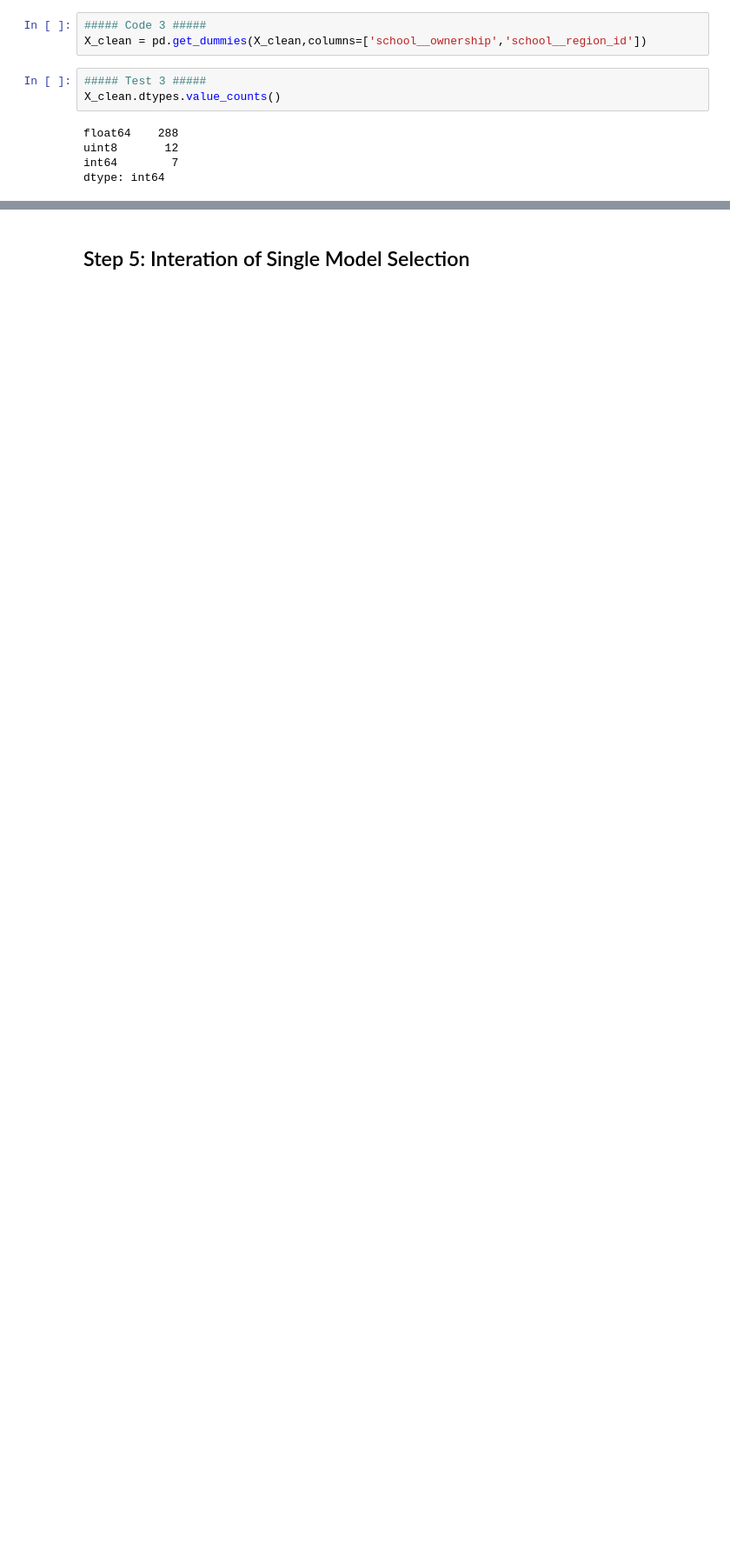
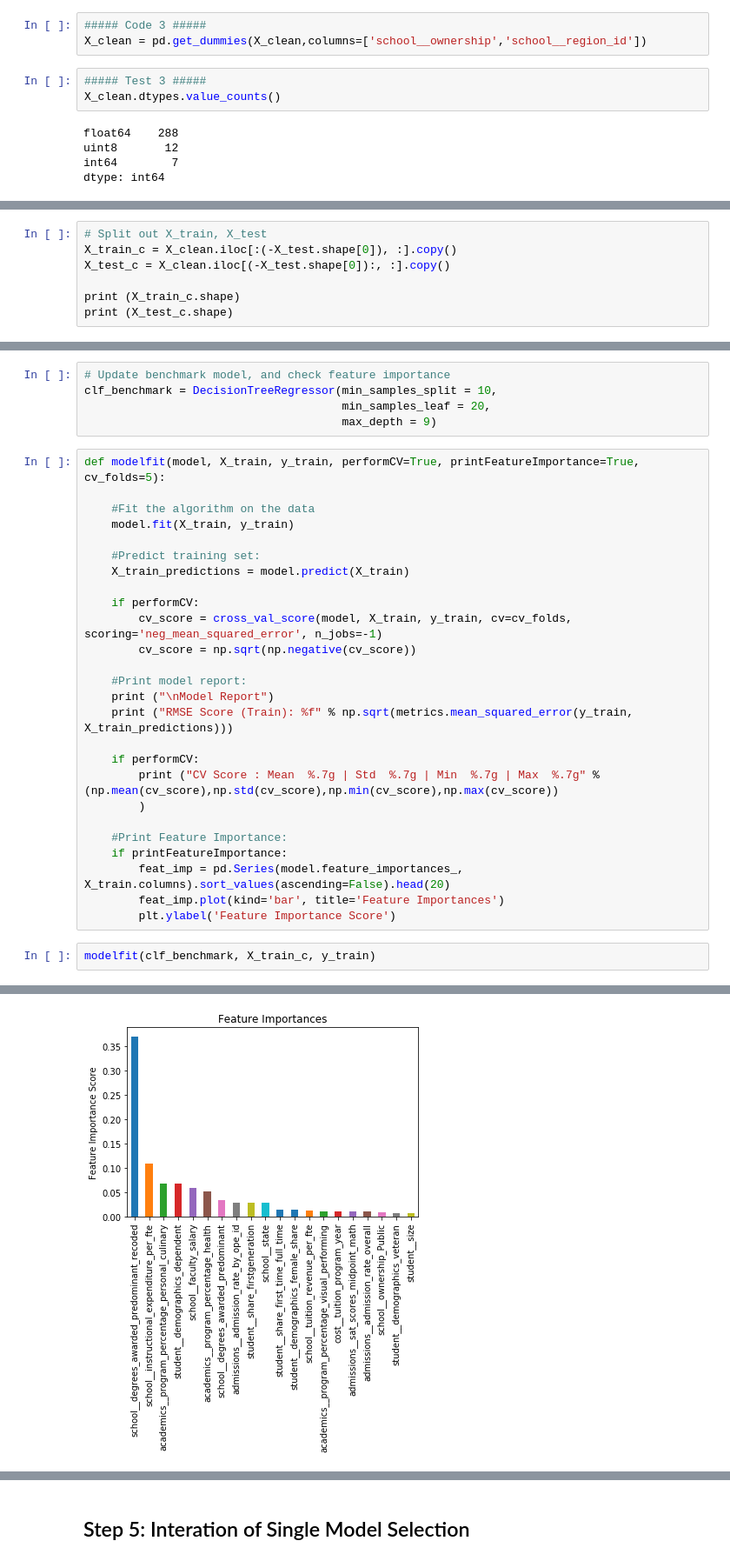
Before and after one commit to YestinYang/Learning-Path, a Jupyter notebook: Projects/MS_Predict Student Earnings/Predict_Student_Earnings.ipynb, the cells around one changed output, grey strips where cells are left out. Shown at 87% size. Saved outputs shown, nothing was run; the diff lists cells and outputs as text; blank space fills up the shorter version.

```diff
--- a/Projects/MS_Predict Student Earnings/Predict_Student_Earnings.ipynb
+++ b/Projects/MS_Predict Student Earnings/Predict_Student_Earnings.ipynb
@@ -231,0 +237,7 @@ dtype: int64
+# %%
+# Split out X_train, X_test
+X_train_c = X_clean.iloc[:(-X_test.shape[0]), :].copy()
+X_test_c = X_clean.iloc[(-X_test.shape[0]):, :].copy()
+
+print (X_train_c.shape)
+print (X_test_c.shape)
@@ -231,0 +287,34 @@ dtype: int64
+# %%
+# Update benchmark model, and check feature importance
+clf_benchmark = DecisionTreeRegressor(min_samples_split = 10,
+                                      min_samples_leaf = 20,
+                                      max_depth = 9)
+# %%
+def modelfit(model, X_train, y_train, performCV=True, printFeatureImportance=True, cv_folds=5):
+
+    #Fit the algorithm on the data
+    model.fit(X_train, y_train)
+
+    #Predict training set:
+    X_train_predictions = model.predict(X_train)
+
+    if performCV:
+        cv_score = cross_val_score(model, X_train, y_train, cv=cv_folds, scoring='neg_mean_squared_error', n_jobs=-1)
+        cv_score = np.sqrt(np.negative(cv_score))
+
+    #Print model report:
+    print ("\nModel Report")
+    print ("RMSE Score (Train): %f" % np.sqrt(metrics.mean_squared_error(y_train, X_train_predictions)))
+
+    if performCV:
+        print ("CV Score : Mean  %.7g | Std  %.7g | Min  %.7g | Max  %.7g" % (np.mean(cv_score),np.std(cv_score),np.min(cv_score),np.max(cv_score))
+        )
+
+    #Print Feature Importance:
+    if printFeatureImportance:
+        feat_imp = pd.Series(model.feature_importances_, X_train.columns).sort_values(ascending=False).head(20)
+        feat_imp.plot(kind='bar', title='Feature Importances')
+        plt.ylabel('Feature Importance Score')
+# %%
+modelfit(clf_benchmark, X_train_c, y_train)
+# %% [output]
@@ -232,2 +324,3 @@ dtype: int64
+[figure, added]
 # %% [markdown]
 ## Step 3: Interation of Further Data Wrangling
```
Also changed, not shown: parts of 22 cells of this notebook.
